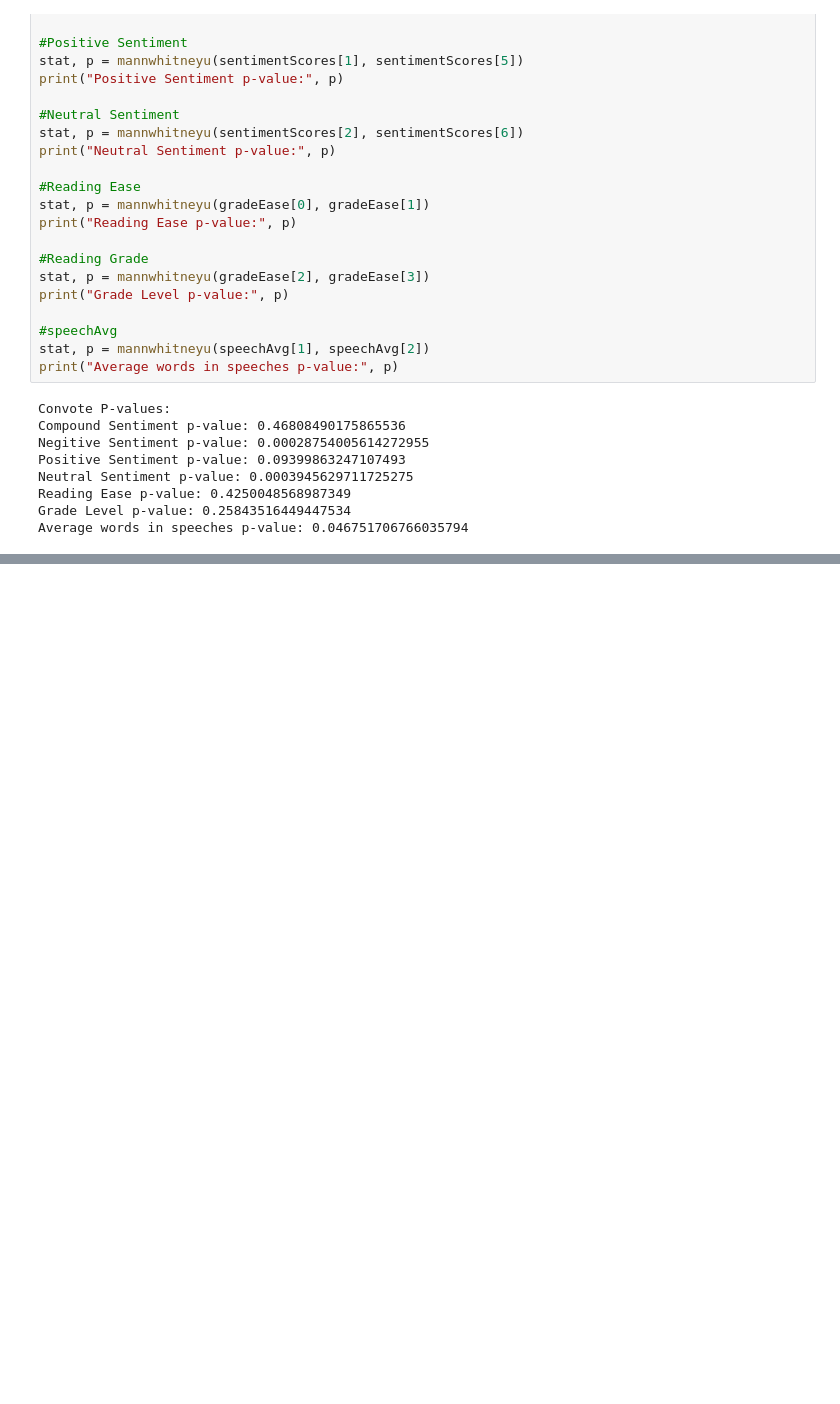
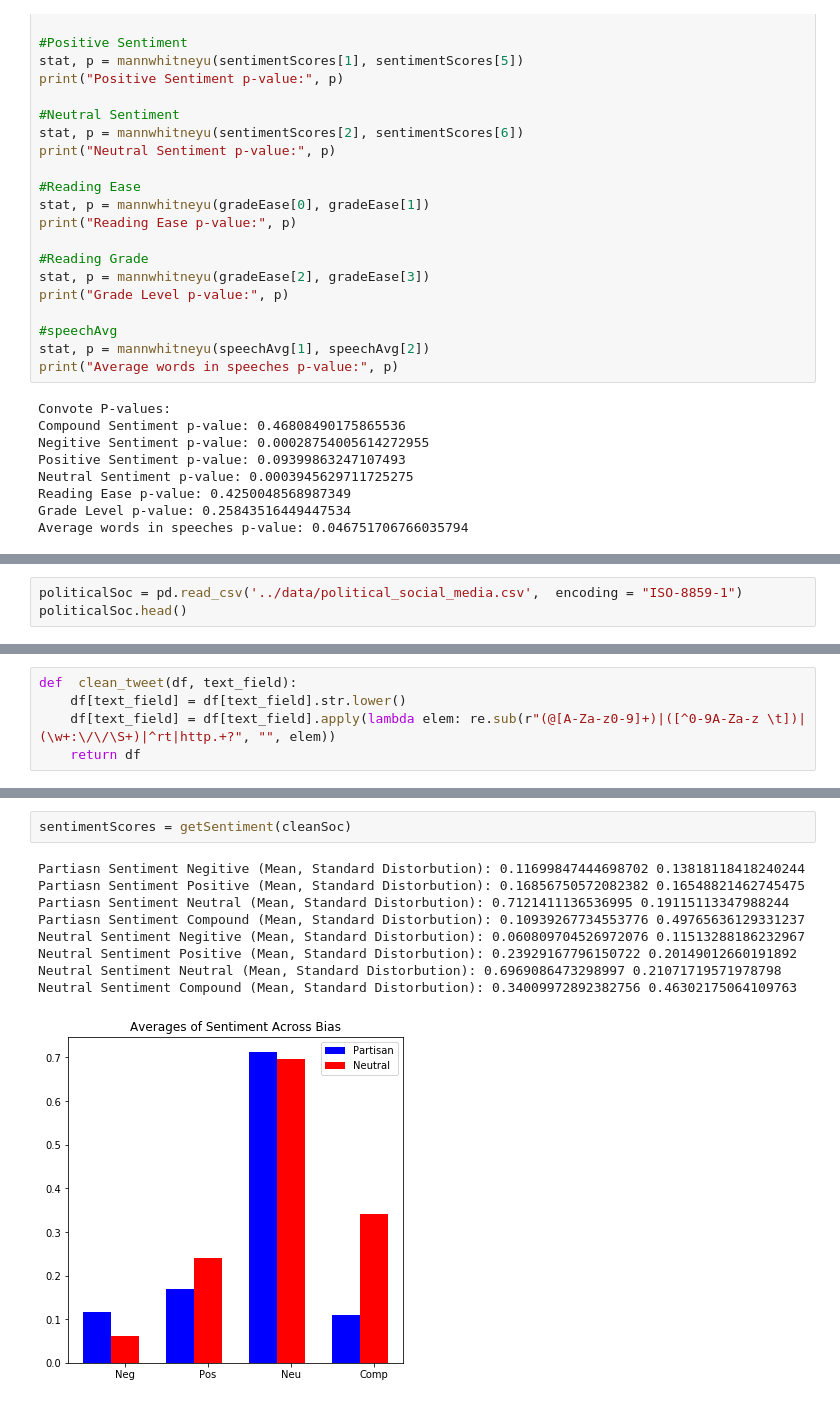
Before and after one commit to eltabre/PolitiGauge, a Jupyter notebook: notebooks/cleanedPipeline.ipynb, the cells around one changed output, grey strips where cells are left out. Cells and saved outputs as stored; diff of their text form; blank space fills up the shorter version.

```diff
--- a/notebooks/cleanedPipeline.ipynb
+++ b/notebooks/cleanedPipeline.ipynb
@@ -284,0 +290,3 @@ Average words in speeches p-value: 0.046751706766035794
+# %%
+politicalSoc = pd.read_csv('../data/political_social_media.csv',  encoding = "ISO-8859-1")
+politicalSoc.head()
@@ -284,0 +309,5 @@ Average words in speeches p-value: 0.046751706766035794
+# %%
+def  clean_tweet(df, text_field):
+    df[text_field] = df[text_field].str.lower()
+    df[text_field] = df[text_field].apply(lambda elem: re.sub(r"(@[A-Za-z0-9]+)|([^0-9A-Za-z \t])|(\w+:\/\/\S+)|^rt|http.+?", "", elem))
+    return df
@@ -284,0 +460,12 @@ Average words in speeches p-value: 0.046751706766035794
+# %%
+sentimentScores = getSentiment(cleanSoc)
+# %% [output]
+Partiasn Sentiment Negitive (Mean, Standard Distorbution): 0.11699847444698702 0.13818118418240244
+Partiasn Sentiment Positive (Mean, Standard Distorbution): 0.16856750572082382 0.16548821462745475
+Partiasn Sentiment Neutral (Mean, Standard Distorbution): 0.7121411136536995 0.19115113347988244
+Partiasn Sentiment Compound (Mean, Standard Distorbution): 0.10939267734553776 0.49765636129331237
+Neutral Sentiment Negitive (Mean, Standard Distorbution): 0.060809704526972076 0.11513288186232967
+Neutral Sentiment Positive (Mean, Standard Distorbution): 0.23929167796150722 0.20149012660191892
+Neutral Sentiment Neutral (Mean, Standard Distorbution): 0.6969086473298997 0.21071719571978798
+Neutral Sentiment Compound (Mean, Standard Distorbution): 0.34009972892382756 0.46302175064109763
+[figure, added]
```
Also changed, not shown: parts of 15 cells of this notebook.
